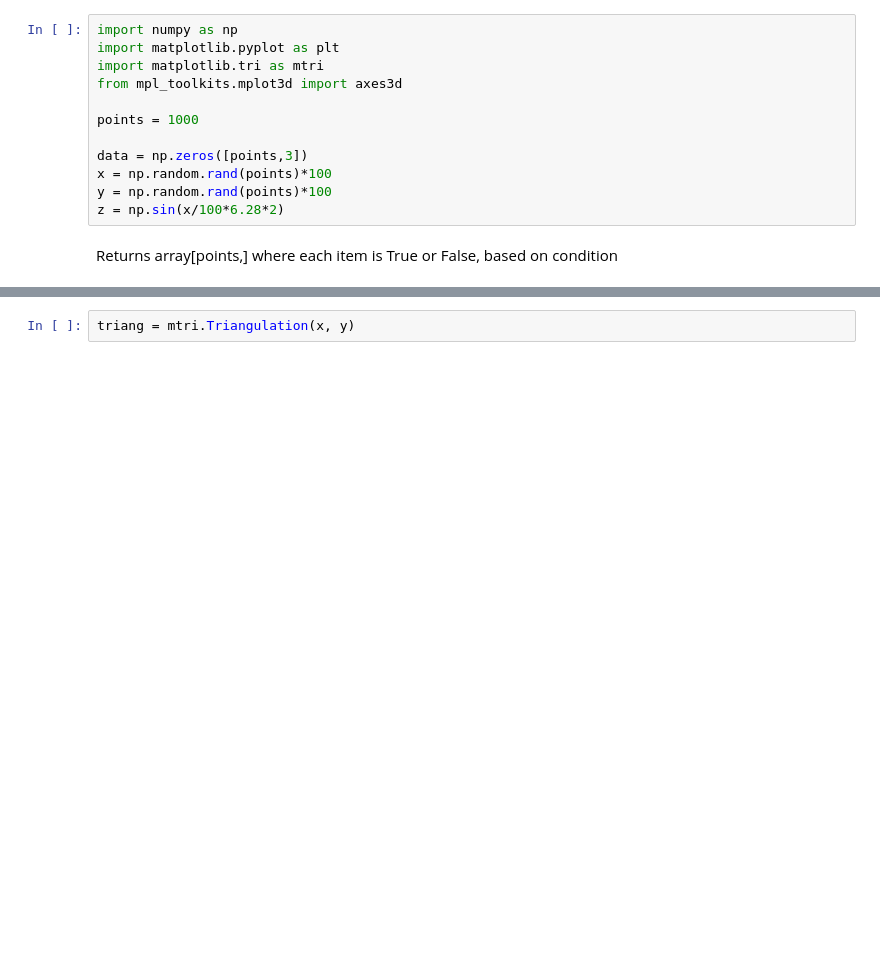
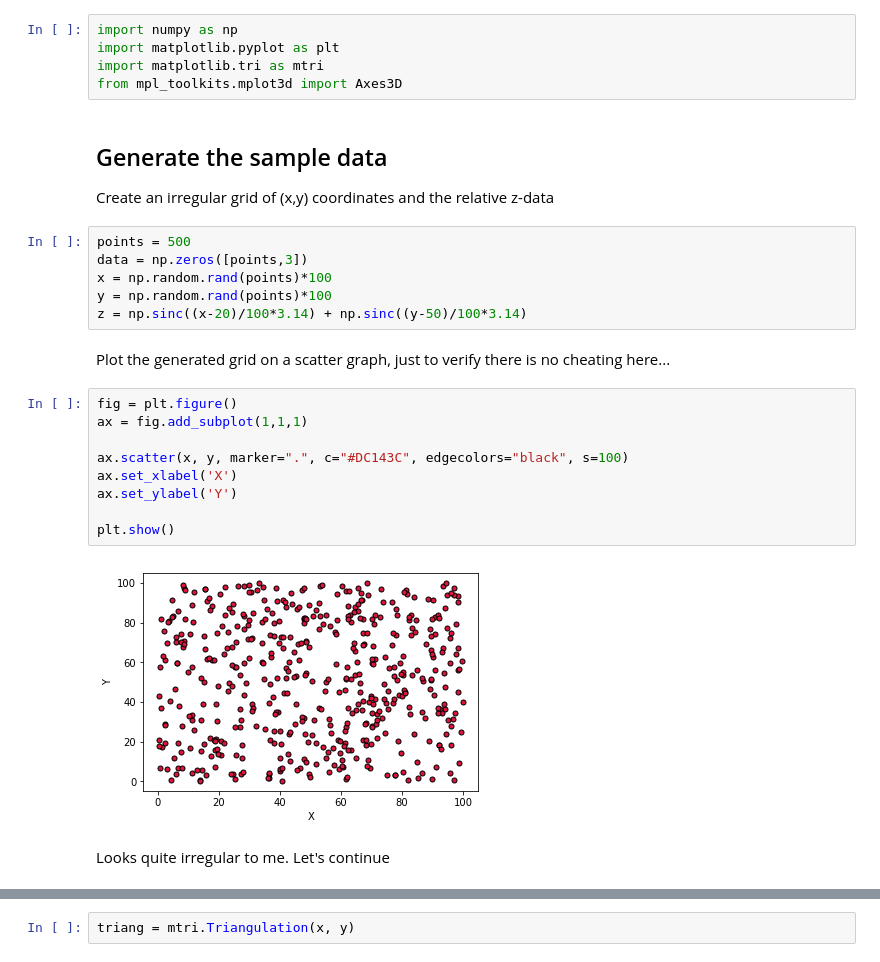
Before and after one commit to fabrguer/3dSurfaceIrregularGrid, a Jupyter notebook: 3D_surface_from_irregular_grid.ipynb, the cells around one changed output, grey strips where cells are left out. Saved outputs shown, nothing was run; the diff lists cells and outputs as text; blank space fills up the shorter version.

```diff
--- a/3D_surface_from_irregular_grid.ipynb
+++ b/3D_surface_from_irregular_grid.ipynb
@@ -2,13 +10,28 @@
 import numpy as np
 import matplotlib.pyplot as plt
 import matplotlib.tri as mtri
-from mpl_toolkits.mplot3d import axes3d
-
-points = 1000
-
-data = np.zeros([points,3])
-x = np.random.rand(points)*100
-y = np.random.rand(points)*100
-z = np.sin(x/100*6.28*2)
+from mpl_toolkits.mplot3d import Axes3D
-# %% [markdown]
-Returns array[points,] where each item is True or False, based on condition
+# %% [markdown]
+## Generate the sample data
+Create an irregular grid of (x,y) coordinates and the relative z-data
+# %%
+points = 500
+data = np.zeros([points,3])
+x = np.random.rand(points)*100
+y = np.random.rand(points)*100
+z = np.sinc((x-20)/100*3.14) + np.sinc((y-50)/100*3.14)
+# %% [markdown]
+Plot the generated grid on a scatter graph, just to verify there is no cheating here...
+# %%
+fig = plt.figure()
+ax = fig.add_subplot(1,1,1)
+
+ax.scatter(x, y, marker=".", c="#DC143C", edgecolors="black", s=100)
+ax.set_xlabel('X')
+ax.set_ylabel('Y')
+
+plt.show()
+# %% [output]
+[figure, added]
+# %% [markdown]
+Looks quite irregular to me. Let's continue
```
Also changed, not shown: parts of 12 cells of this notebook, 1 other file.
